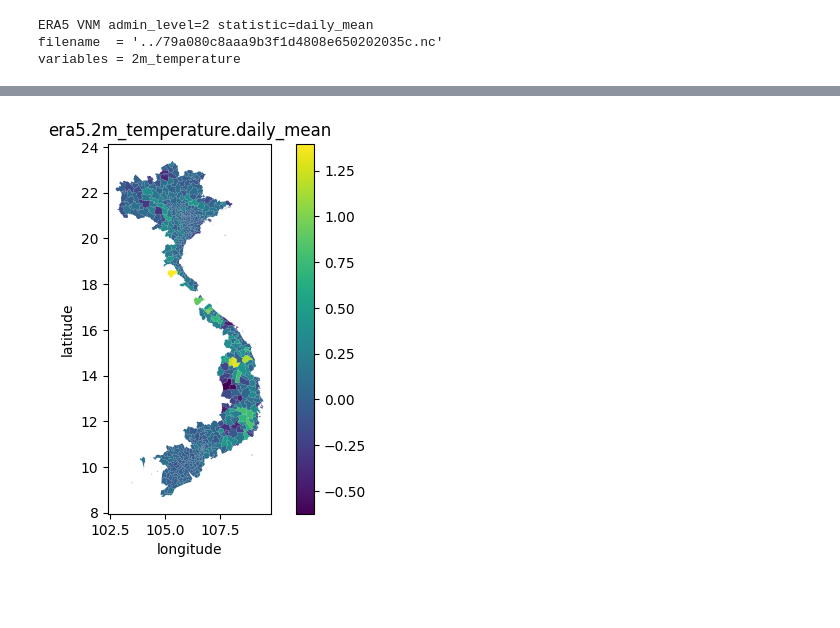
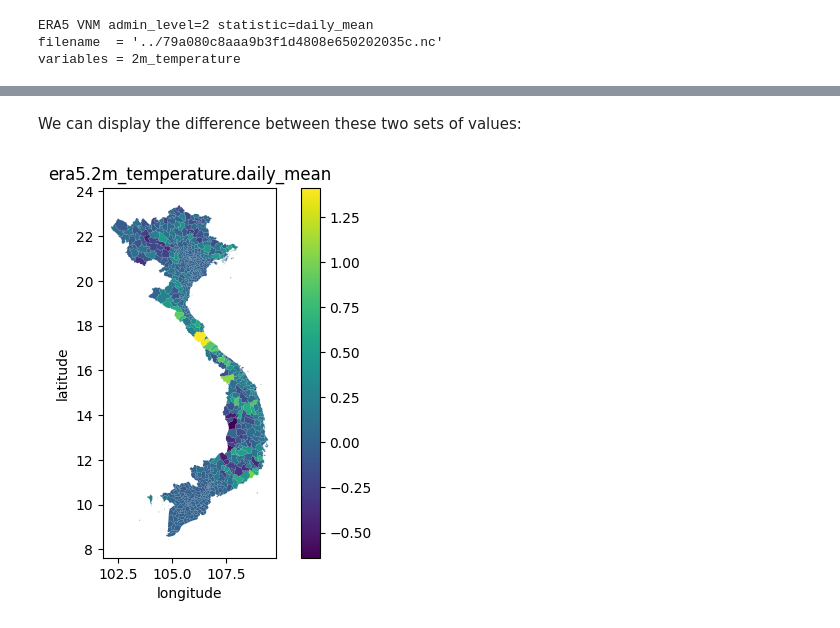
Before and after one commit to kraemer-lab/geoglue, a Jupyter notebook: notebooks/xarray_exactextract.ipynb, the cells around one changed output, grey strips where cells are left out. Drawn from its saved outputs; the diff is of its cells as text; code cells hidden in the pictures; blank space fills up the shorter version.

```diff
--- a/notebooks/xarray_exactextract.ipynb
+++ b/notebooks/xarray_exactextract.ipynb
@@ -39,6 +153,6 @@ era5["2m_temperature"].isel(valid_time=200).plot().axes.set_aspect("equal")
 # %%
 from datetime import date
 # Compare with unweighted data to see difference
-unweighted_temp = era5.zonal_daily("2m_temperature", weighted=False, min_date = date(2022,1,1), max_date=date(2022,2,1))
-unweighted_temp.weighted
+weighted_temp = era5.zonal_daily("2m_temperature", weighted=True, min_date = date(2022,1,1), max_date=date(2022,1,2))
+weighted_temp.plot("2022-01-01")
 # %% [output]
@@ -50,2 +159,0 @@ unweighted_temp.plot("2022-01-21")
-# %%
-weighted_temp = ERA5Aggregated.load("VNM-2-era5.2m_temperature.daily_mean.parquet")
@@ -52,4 +163,4 @@ weighted_temp = ERA5Aggregated.load("VNM-2-era5.2m_temperature.daily_mean.parque
 # %%
-weighted_values = weighted_temp.select_values("2022-01-21")
+weighted_values = weighted_temp.select_values("2022-01-01")
 weighted_values
 # %% [output]
@@ -83,0 +179,4 @@ Name: value, Length: 710, dtype: float64
+# %%
+unweighted_temp = era5.zonal_daily("2m_temperature", weighted=False, min_date = date(2022,1,1), max_date=date(2022,1,2))
+unweighted_values = unweighted_temp.select_values("2022-01-01")
+unweighted_values
@@ -84,6 +196,8 @@ Name: value, Length: 710, dtype: float64
+# %% [markdown]
+We can display the difference between these two sets of values:
 # %%
-difference_weighted_unweighted = weighted_temp.select("2022-01-21").reset_index(drop=True)
+difference_weighted_unweighted = weighted_temp.select("2022-01-01").reset_index(drop=True)
 difference_weighted_unweighted["value"] = weighted_values - unweighted_values
-weighted_temp.with_data(difference_weighted_unweighted).plot("2022-01-21")
+weighted_temp.with_data(difference_weighted_unweighted).plot("2022-01-01")
 # %% [output]
-[figure, old version]
+[figure, new version]
```
Also changed, not shown: parts of 34 cells of this notebook.
